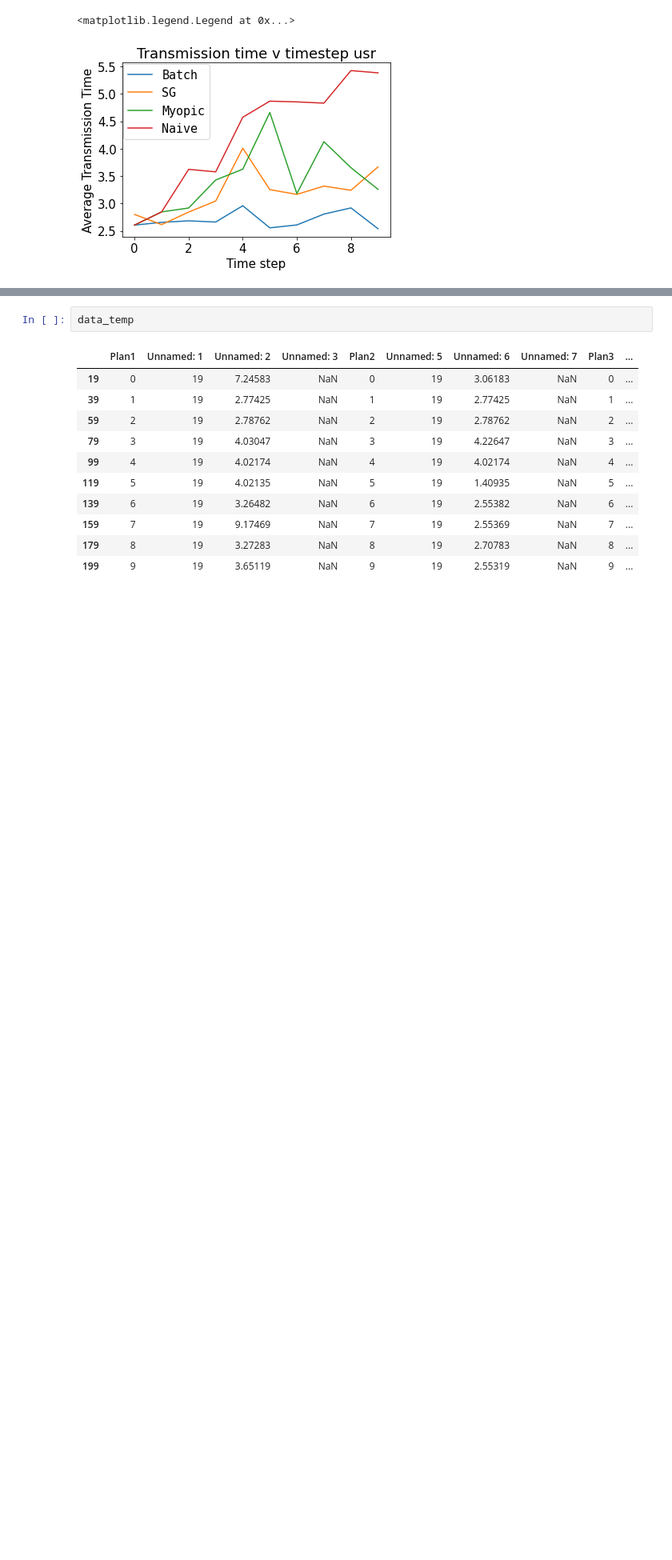
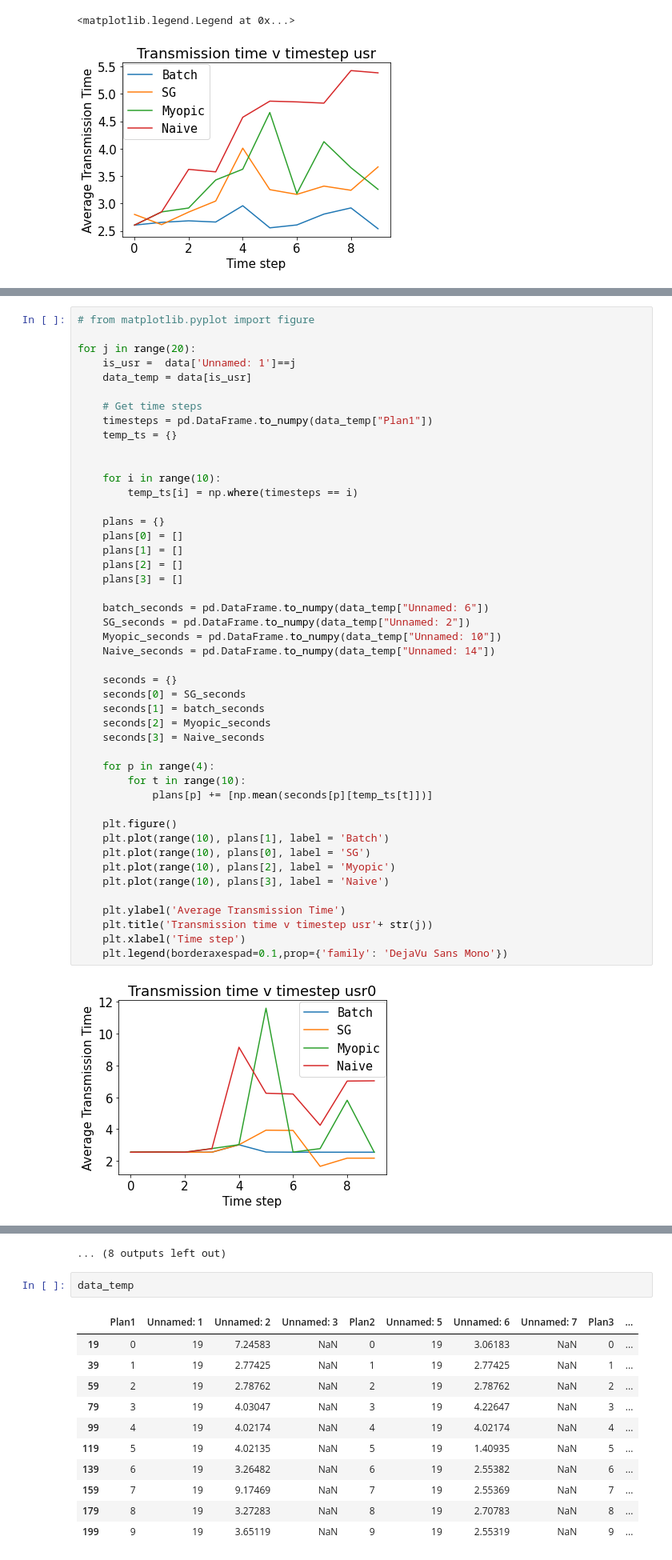
Before and after one commit to tj-kim/MEC_python, a Jupyter notebook: simulations/sim 09 plotting ns3 results.ipynb, the cells around one changed output, grey strips where cells are left out. Shown: that part at 80% size. Cells and saved outputs as stored; diff of their text form; blank space fills up the shorter version.

```diff
--- a/simulations/sim 09 plotting ns3 results.ipynb
+++ b/simulations/sim 09 plotting ns3 results.ipynb
@@ -191,0 +146,48 @@ for j in range(20):
+# %%
+# from matplotlib.pyplot import figure
+
+for j in range(20):
+    is_usr =  data['Unnamed: 1']==j
+    data_temp = data[is_usr]
+
+    # Get time steps
+    timesteps = pd.DataFrame.to_numpy(data_temp["Plan1"])
+    temp_ts = {}
+
+
+    for i in range(10):
+        temp_ts[i] = np.where(timesteps == i)
+
+    plans = {}
+    plans[0] = []
+    plans[1] = []
+    plans[2] = []
+    plans[3] = []
+
+    batch_seconds = pd.DataFrame.to_numpy(data_temp["Unnamed: 6"])
+    SG_seconds = pd.DataFrame.to_numpy(data_temp["Unnamed: 2"])
+    Myopic_seconds = pd.DataFrame.to_numpy(data_temp["Unnamed: 10"])
+    Naive_seconds = pd.DataFrame.to_numpy(data_temp["Unnamed: 14"])
+
+    seconds = {}
+    seconds[0] = SG_seconds
+    seconds[1] = batch_seconds
+    seconds[2] = Myopic_seconds
+    seconds[3] = Naive_seconds
+
+    for p in range(4):
+        for t in range(10):
+            plans[p] += [np.mean(seconds[p][temp_ts[t]])]
+
+    plt.figure()
+    plt.plot(range(10), plans[1], label = 'Batch')
+    plt.plot(range(10), plans[0], label = 'SG')
+    plt.plot(range(10), plans[2], label = 'Myopic')
+    plt.plot(range(10), plans[3], label = 'Naive')
+
+    plt.ylabel('Average Transmission Time')
+    plt.title('Transmission time v timestep usr'+ str(j))
+    plt.xlabel('Time step')
+    plt.legend(borderaxespad=0.1,prop={'family': 'DejaVu Sans Mono'})
+# %% [output]
+[figure, added]
@@ -192,3 +205,4 @@ for j in range(20):
+... (8 outputs left out)
 # %%
 data_temp
 # %% [output]
```
Also changed, not shown: parts of 5 cells of this notebook, 8 other files.
